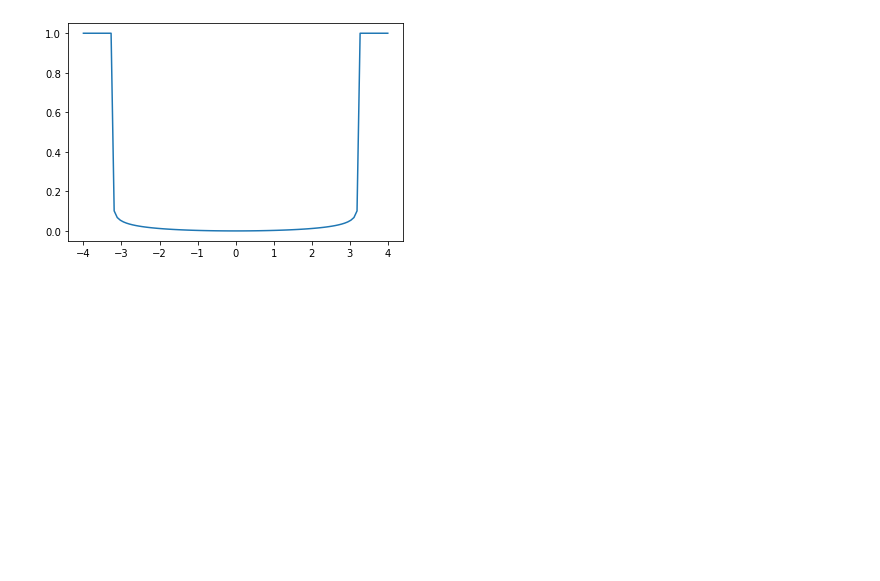
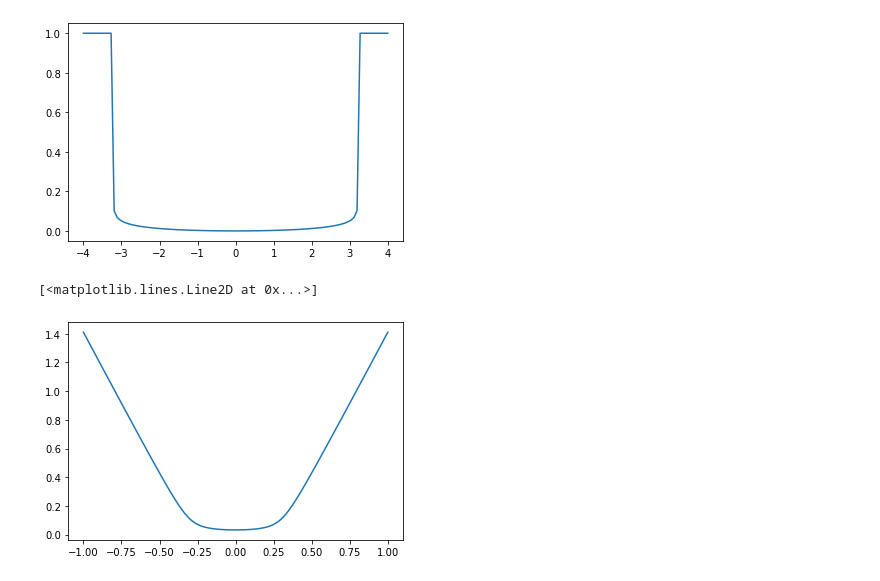
Before and after one commit to LuanGBR/Kuka_RL_Control, a Jupyter notebook: PD_tuninnig.ipynb, the cells around one changed output. Cells and saved outputs as stored; diff of their text form; code cells hidden in the pictures; blank space fills up the shorter version.

```diff
--- a/PD_tuninnig.ipynb
+++ b/PD_tuninnig.ipynb
@@ -698,0 +702,16 @@ plt.plot(x,y)
+# %%
+def hyperbolic_penalty(x,xmin,xmax,lamb,tau):
+    x_minus_xmin = x - xmin
+    xmax_minus_x = xmax - x
+
+    tau_squared = tau*tau
+    lamb_squared = lamb*lamb
+
+    p = -lamb*x_minus_xmin+ np.sqrt(lamb_squared*x_minus_xmin * x_minus_xmin+tau_squared)-lamb*xmax_minus_x + np.sqrt(lamb_squared*xmax_minus_x*xmax_minus_x+tau_squared)
+    return p
+# %%
+x = np.linspace(-1,1,100)
+plt.plot(x,hyperbolic_penalty(x,-0.3,0.3,1,0.1))
+# %% [output]
+[<matplotlib.lines.Line2D at 0x...>]
+[figure, added]
```
Also changed, not shown: parts of 1 cell of this notebook, 10 other files.
